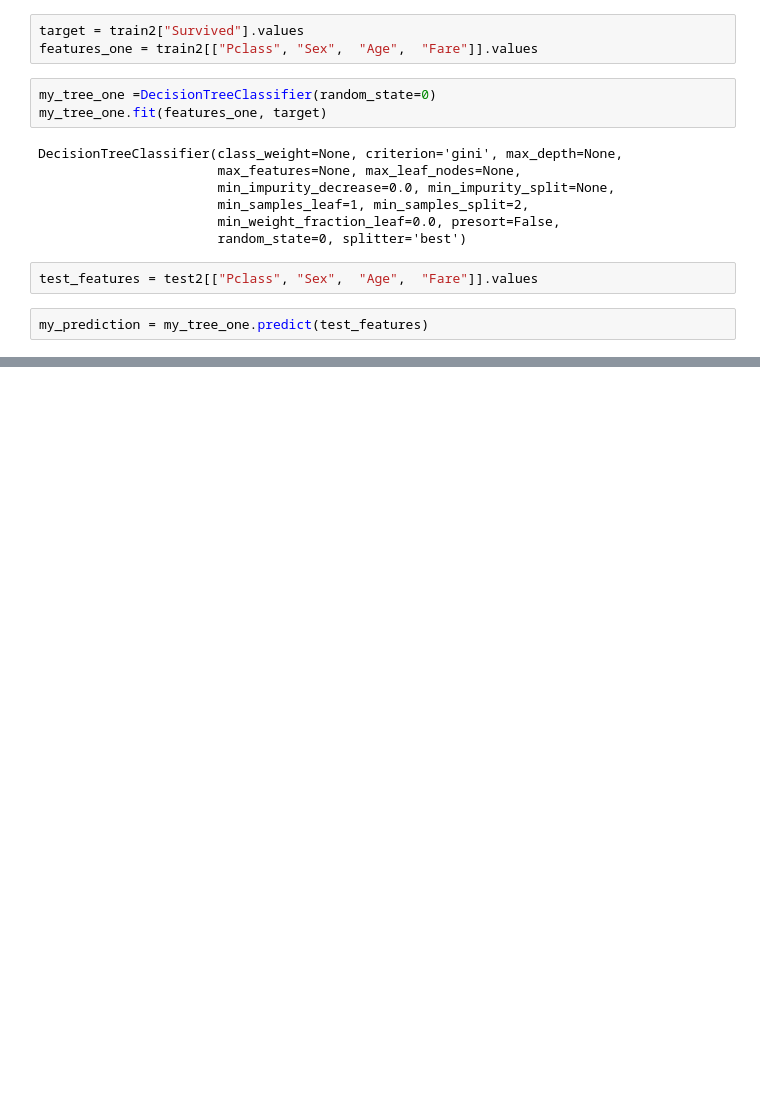
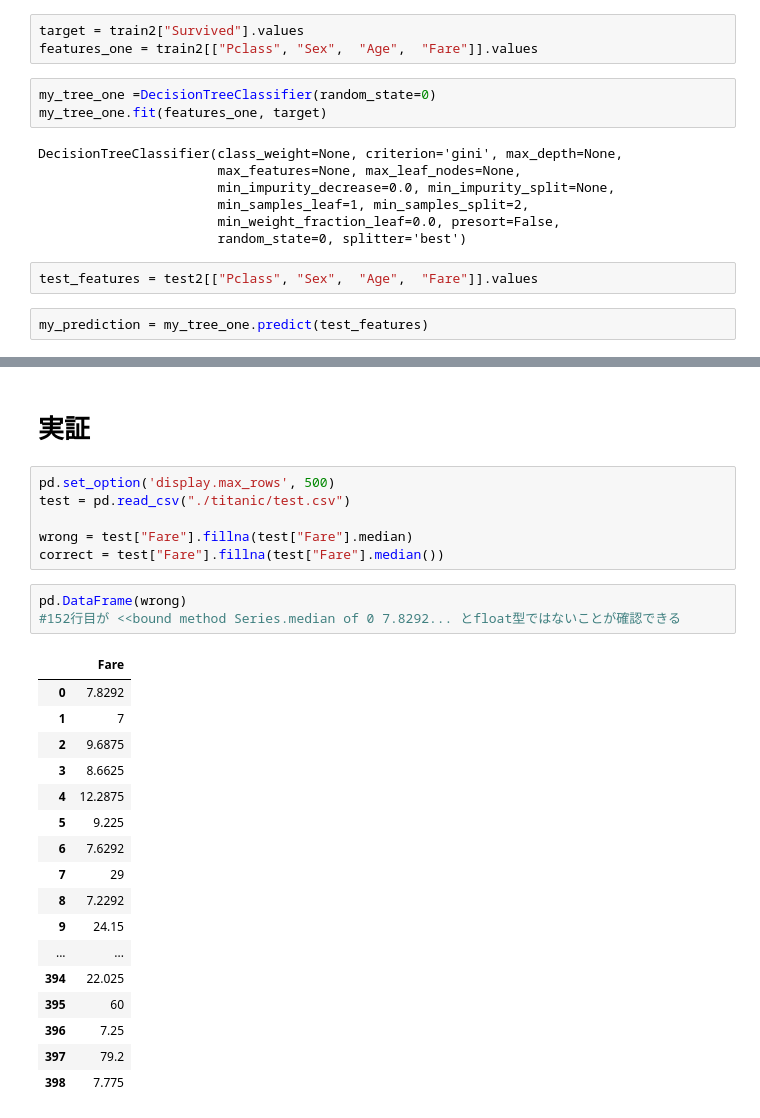
Before and after one commit to yuyatakada/manman, a Jupyter notebook: titnic.ipynb, the cells around one changed output, grey strips where cells are left out. Saved outputs shown, nothing was run; the diff lists cells and outputs as text; blank space fills up the shorter version.

```diff
--- a/titnic.ipynb
+++ b/titnic.ipynb
@@ -259,0 +275,29 @@ my_prediction = my_tree_one.predict(test_features)
+# %% [markdown]
+# 実証
+# %%
+pd.set_option('display.max_rows', 500)
+test = pd.read_csv("./titanic/test.csv")
+
+wrong = test["Fare"].fillna(test["Fare"].median)
+correct = test["Fare"].fillna(test["Fare"].median())
+# %%
+pd.DataFrame(wrong)
+#152行目が <<bound method Series.median of 0 7.8292... とfloat型ではないことが確認できる
+# %% [output]
+|  | Fare |
+| 0 | 7.8292 |
+| 1 | 7 |
+| 2 | 9.6875 |
+| 3 | 8.6625 |
+| 4 | 12.2875 |
+| 5 | 9.225 |
+| 6 | 7.6292 |
+| 7 | 29 |
+| 8 | 7.2292 |
+| 9 | 24.15 |
+| ... | ... |
+| 394 | 22.025 |
+| 395 | 60 |
+| 396 | 7.25 |
+| 397 | 79.2 |
+| 398 | 7.775 |
```
Also changed, not shown: parts of 3 cells of this notebook.
